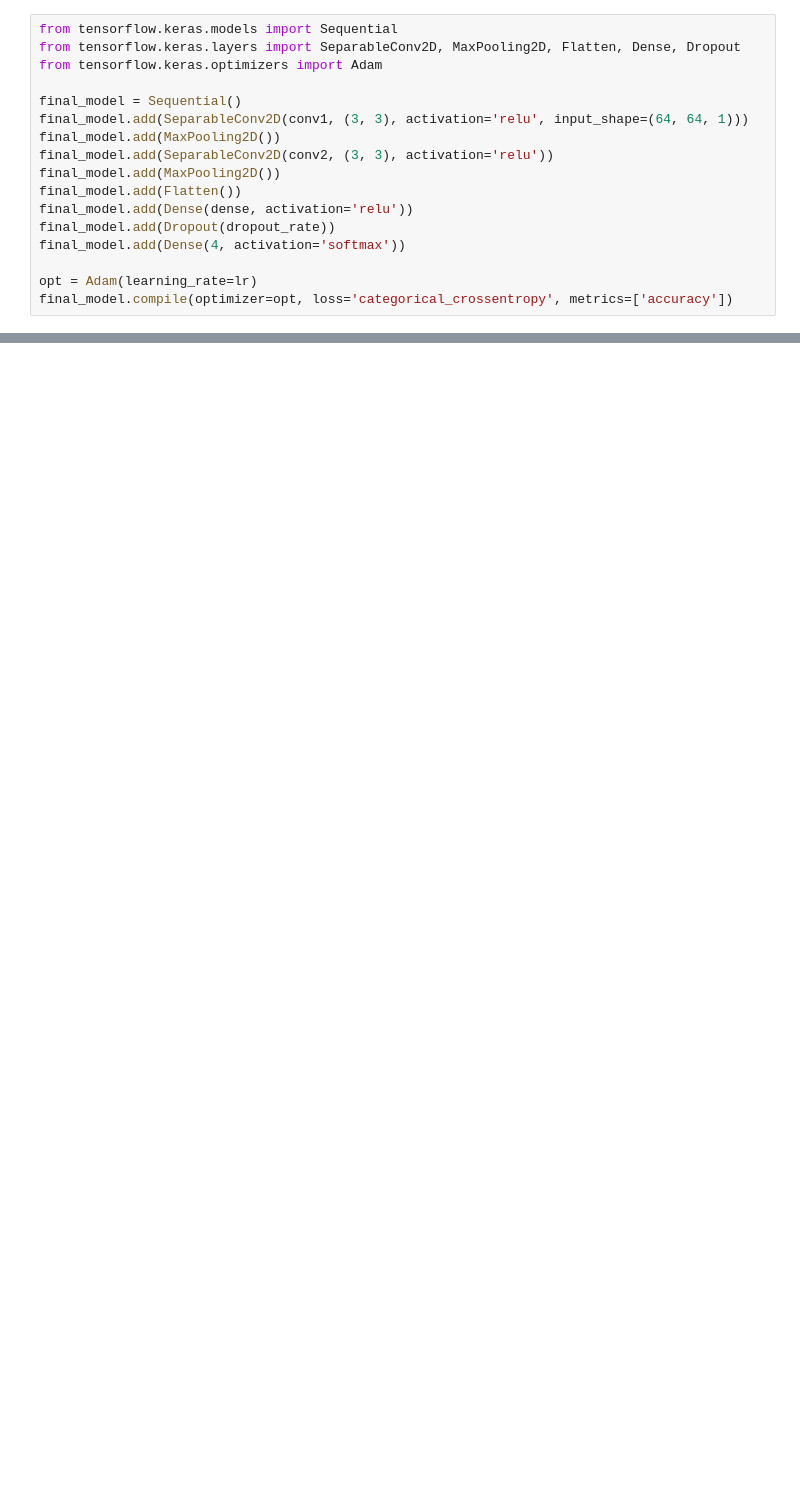
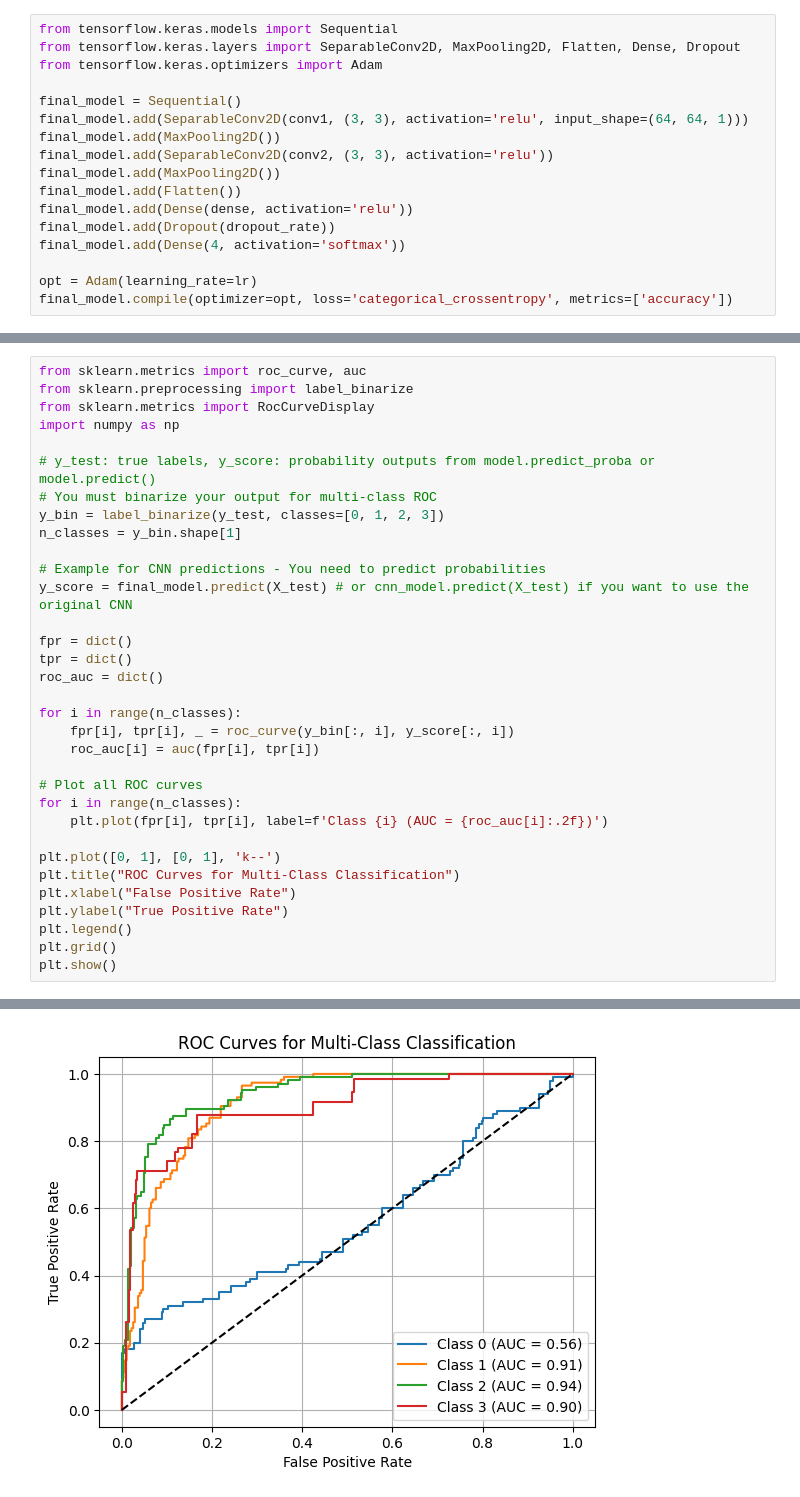
Before and after one commit to VardhanVelamakanni/Brain-Tumor-GeneticAlgorithm-SVM-CNN, a Jupyter notebook: Brain_Tumor(SVM,CNN,GA).ipynb, the cells around one changed output, grey strips where cells are left out. Drawn from its saved outputs; the diff is of its cells as text; blank space fills up the shorter version.

```diff
--- a/Brain_Tumor(SVM,CNN,GA).ipynb
+++ b/Brain_Tumor(SVM,CNN,GA).ipynb
@@ -499,0 +568,34 @@ plt.show()
+# %%
+from sklearn.metrics import roc_curve, auc
+from sklearn.preprocessing import label_binarize
+from sklearn.metrics import RocCurveDisplay
+import numpy as np
+
+# y_test: true labels, y_score: probability outputs from model.predict_proba or model.predict()
+# You must binarize your output for multi-class ROC
+y_bin = label_binarize(y_test, classes=[0, 1, 2, 3])
+n_classes = y_bin.shape[1]
+
+# Example for CNN predictions - You need to predict probabilities
+y_score = final_model.predict(X_test) # or cnn_model.predict(X_test) if you want to use the original CNN
+
+fpr = dict()
+tpr = dict()
+roc_auc = dict()
+
+for i in range(n_classes):
+    fpr[i], tpr[i], _ = roc_curve(y_bin[:, i], y_score[:, i])
+    roc_auc[i] = auc(fpr[i], tpr[i])
+
+# Plot all ROC curves
+for i in range(n_classes):
+    plt.plot(fpr[i], tpr[i], label=f'Class {i} (AUC = {roc_auc[i]:.2f})')
+
+plt.plot([0, 1], [0, 1], 'k--')
+plt.title("ROC Curves for Multi-Class Classification")
+plt.xlabel("False Positive Rate")
+plt.ylabel("True Positive Rate")
+plt.legend()
+plt.grid()
+plt.show()
+# %% [output]
@@ -499,0 +603 @@ plt.show()
+[figure, added]
```
Also changed, not shown: parts of 23 cells of this notebook.
